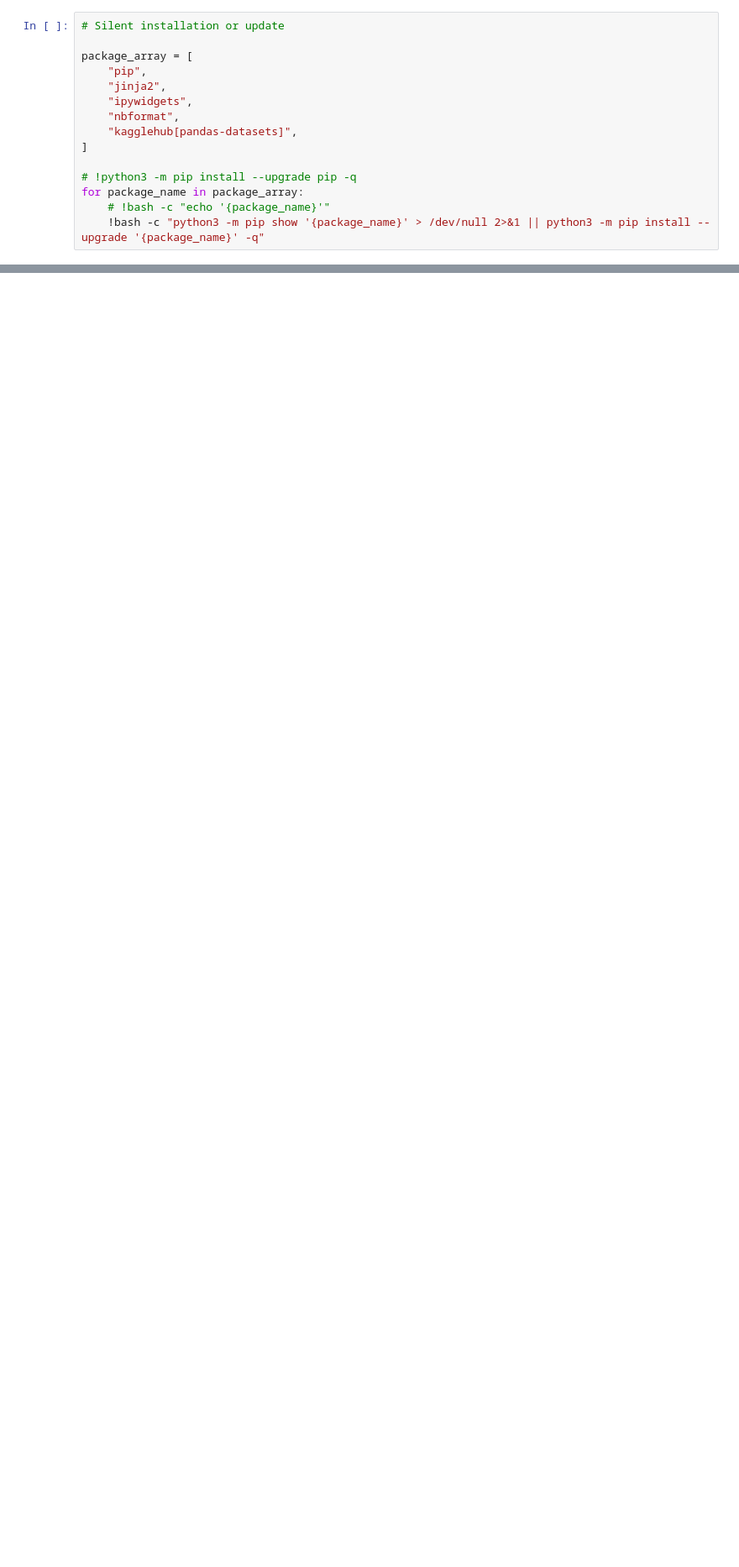
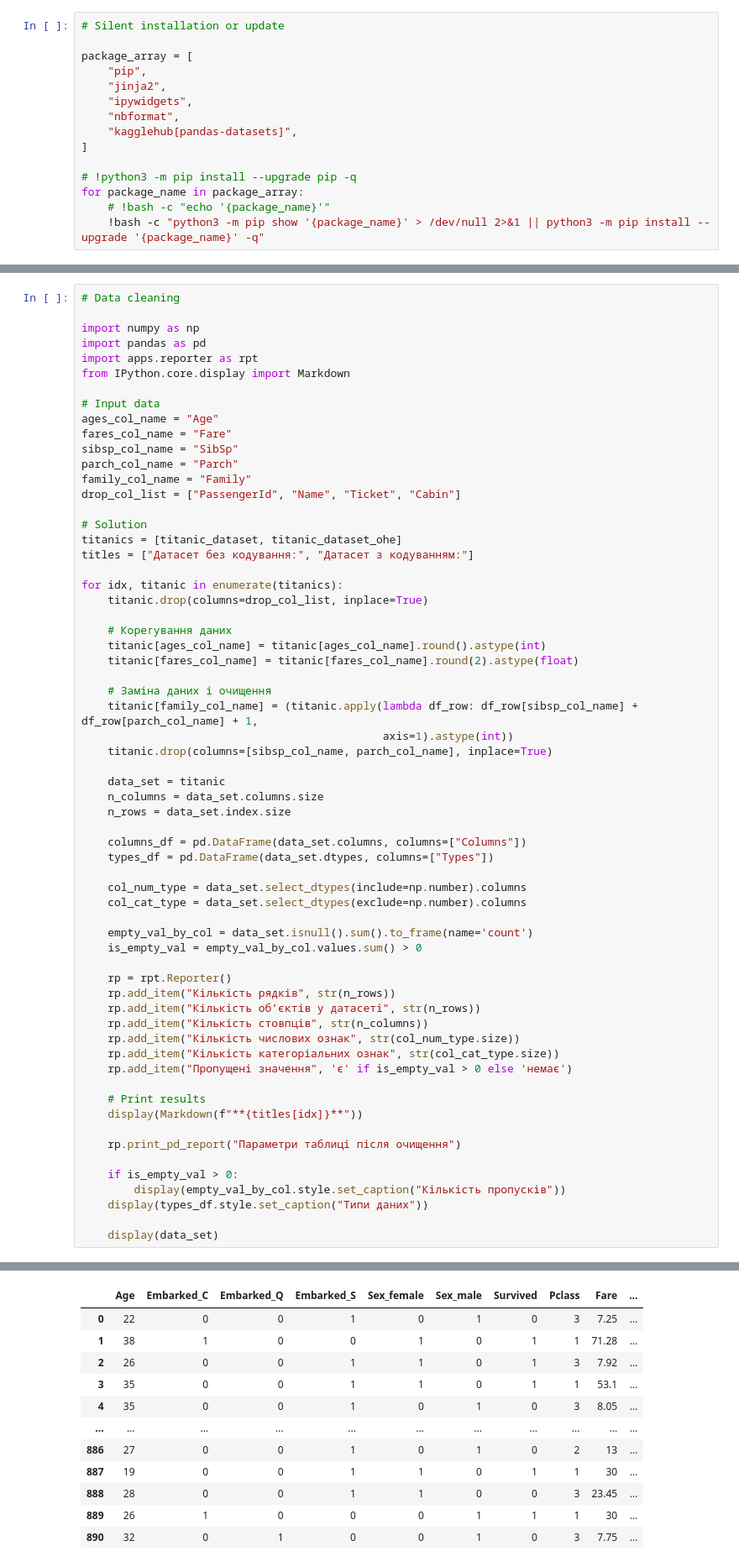
Before and after one commit to BogdanPinchuk/DataScience-PBY_HW14, a Jupyter notebook: Bohdan_Pinchuk_DS_HW14.ipynb, the cells around one changed output, grey strips where cells are left out. Shown at 84% size. Drawn from its saved outputs; the diff is of its cells as text; blank space fills up the shorter version.

```diff
--- a/Bohdan_Pinchuk_DS_HW14.ipynb
+++ b/Bohdan_Pinchuk_DS_HW14.ipynb
@@ -244,0 +571,64 @@ fish_market = mn.download_and_extract_from_kagglehub("vipullrathod/fish-market",
+# %%
+# Data cleaning
+
+import numpy as np
+import pandas as pd
+import apps.reporter as rpt
+from IPython.core.display import Markdown
+
+# Input data
+ages_col_name = "Age"
+fares_col_name = "Fare"
+sibsp_col_name = "SibSp"
+parch_col_name = "Parch"
+family_col_name = "Family"
+drop_col_list = ["PassengerId", "Name", "Ticket", "Cabin"]
+
+# Solution
+titanics = [titanic_dataset, titanic_dataset_ohe]
+titles = ["Датасет без кодування:", "Датасет з кодуванням:"]
+
+for idx, titanic in enumerate(titanics):
+    titanic.drop(columns=drop_col_list, inplace=True)
+
+    # Корегування даних
+    titanic[ages_col_name] = titanic[ages_col_name].round().astype(int)
+    titanic[fares_col_name] = titanic[fares_col_name].round(2).astype(float)
+
+    # Заміна даних і очищення
+    titanic[family_col_name] = (titanic.apply(lambda df_row: df_row[sibsp_col_name] + df_row[parch_col_name] + 1,
+                                              axis=1).astype(int))
+    titanic.drop(columns=[sibsp_col_name, parch_col_name], inplace=True)
+
+    data_set = titanic
+    n_columns = data_set.columns.size
+    n_rows = data_set.index.size
+
+    columns_df = pd.DataFrame(data_set.columns, columns=["Columns"])
+    types_df = pd.DataFrame(data_set.dtypes, columns=["Types"])
+
+    col_num_type = data_set.select_dtypes(include=np.number).columns
+    col_cat_type = data_set.select_dtypes(exclude=np.number).columns
+
+    empty_val_by_col = data_set.isnull().sum().to_frame(name='count')
+    is_empty_val = empty_val_by_col.values.sum() > 0
+
+    rp = rpt.Reporter()
+    rp.add_item("Кількість рядків", str(n_rows))
+    rp.add_item("Кількість об’єктів у датасеті", str(n_rows))
+    rp.add_item("Кількість стовпців", str(n_columns))
+    rp.add_item("Кількість числових ознак", str(col_num_type.size))
+    rp.add_item("Кількість категоріальних ознак", str(col_cat_type.size))
+    rp.add_item("Пропущені значення", 'є' if is_empty_val > 0 else 'немає')
+
+    # Print results
+    display(Markdown(f"**{titles[idx]}**"))
+
+    rp.print_pd_report("Параметри таблиці після очищення")
+
+    if is_empty_val > 0:
+        display(empty_val_by_col.style.set_caption("Кількість пропусків"))
+    display(types_df.style.set_caption("Типи даних"))
+
+    display(data_set)
+# %% [output]
@@ -244,0 +687,12 @@ fish_market = mn.download_and_extract_from_kagglehub("vipullrathod/fish-market",
+|  | Age | Embarked_C | Embarked_Q | Embarked_S | Sex_female | Sex_male | Survived | Pclass | Fare | ... |
+| 0 | 22 | 0 | 0 | 1 | 0 | 1 | 0 | 3 | 7.25 | ... |
+| 1 | 38 | 1 | 0 | 0 | 1 | 0 | 1 | 1 | 71.28 | ... |
+| 2 | 26 | 0 | 0 | 1 | 1 | 0 | 1 | 3 | 7.92 | ... |
+| 3 | 35 | 0 | 0 | 1 | 1 | 0 | 1 | 1 | 53.1 | ... |
+| 4 | 35 | 0 | 0 | 1 | 0 | 1 | 0 | 3 | 8.05 | ... |
+| ... | ... | ... | ... | ... | ... | ... | ... | ... | ... | ... |
+| 886 | 27 | 0 | 0 | 1 | 0 | 1 | 0 | 2 | 13 | ... |
+| 887 | 19 | 0 | 0 | 1 | 1 | 0 | 1 | 1 | 30 | ... |
+| 888 | 28 | 0 | 0 | 1 | 1 | 0 | 0 | 3 | 23.45 | ... |
+| 889 | 26 | 1 | 0 | 0 | 0 | 1 | 1 | 1 | 30 | ... |
+| 890 | 32 | 0 | 1 | 0 | 0 | 1 | 0 | 3 | 7.75 | ... |
```
Also changed, not shown: parts of 7 cells of this notebook.
